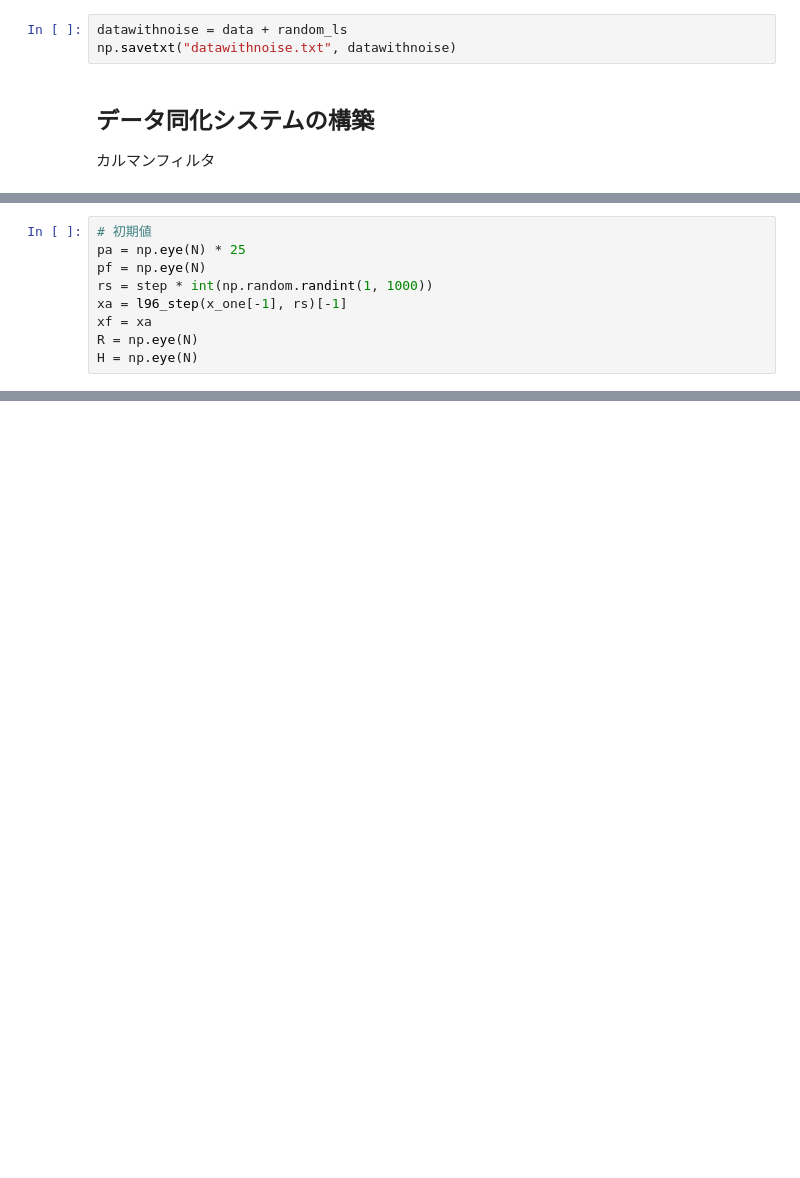
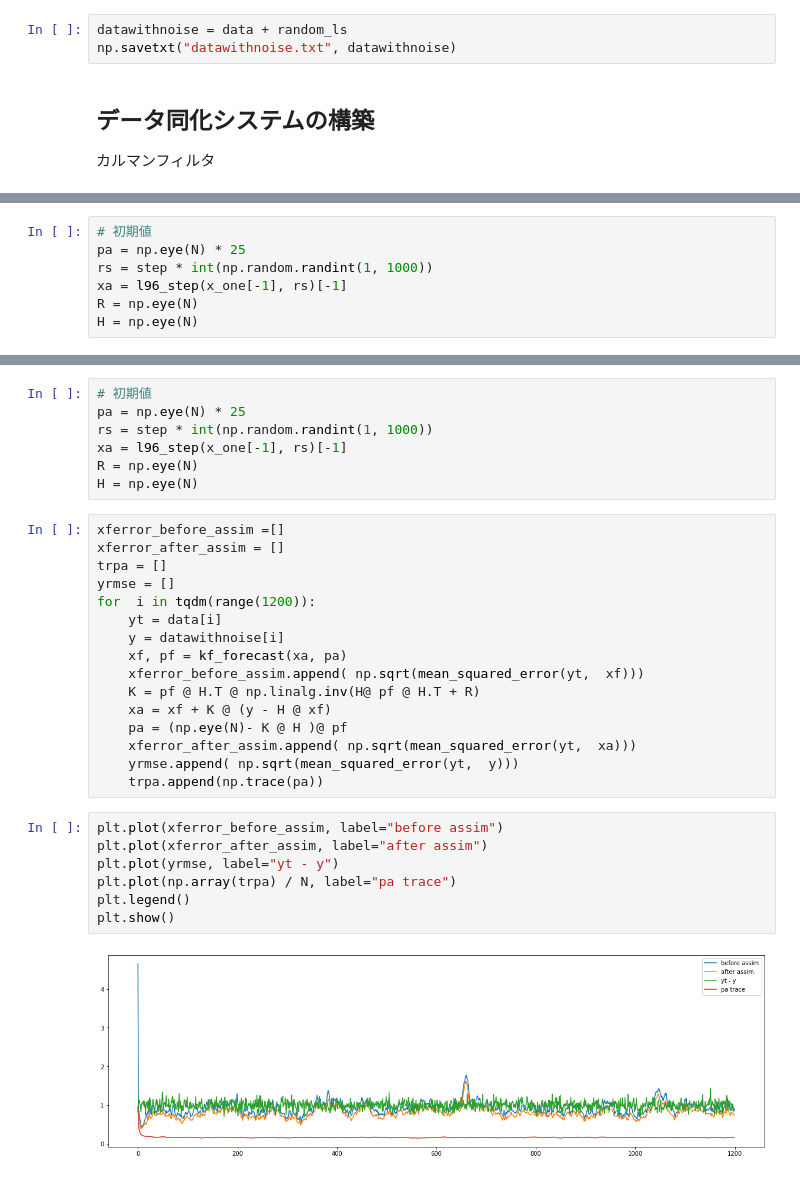
Before and after one commit to tychy/data-assimilation, a Jupyter notebook: python/lorenz.ipynb, the cells around one changed output, grey strips where cells are left out. Drawn from its saved outputs; the diff is of its cells as text; blank space fills up the shorter version.

```diff
--- a/python/lorenz.ipynb
+++ b/python/lorenz.ipynb
@@ -82,10 +84,8 @@ def kf_forecast(xa, pa):
 # %%
 # 初期値
 pa = np.eye(N) * 25
-pf = np.eye(N)
 rs = step * int(np.random.randint(1, 1000))
 xa = l96_step(x_one[-1], rs)[-1]
-xf = xa
 R = np.eye(N)
 H = np.eye(N)
 # %%
@@ -120,0 +136,32 @@ plt.show()
+# %%
+# 初期値
+pa = np.eye(N) * 25
+rs = step * int(np.random.randint(1, 1000))
+xa = l96_step(x_one[-1], rs)[-1]
+R = np.eye(N)
+H = np.eye(N)
+# %%
+xferror_before_assim =[]
+xferror_after_assim = []
+trpa = []
+yrmse = []
+for  i in tqdm(range(1200)):
+    yt = data[i]
+    y = datawithnoise[i]
+    xf, pf = kf_forecast(xa, pa)
+    xferror_before_assim.append( np.sqrt(mean_squared_error(yt,  xf)))
+    K = pf @ H.T @ np.linalg.inv(H@ pf @ H.T + R)
+    xa = xf + K @ (y - H @ xf)
+    pa = (np.eye(N)- K @ H )@ pf
+    xferror_after_assim.append( np.sqrt(mean_squared_error(yt,  xa)))
+    yrmse.append( np.sqrt(mean_squared_error(yt,  y)))
+    trpa.append(np.trace(pa))
+# %%
+plt.plot(xferror_before_assim, label="before assim")
+plt.plot(xferror_after_assim, label="after assim")
+plt.plot(yrmse, label="yt - y")
+plt.plot(np.array(trpa) / N, label="pa trace")
+plt.legend()
+plt.show()
+# %% [output]
+[figure, added]
```
Also changed, not shown: parts of 14 cells of this notebook.
